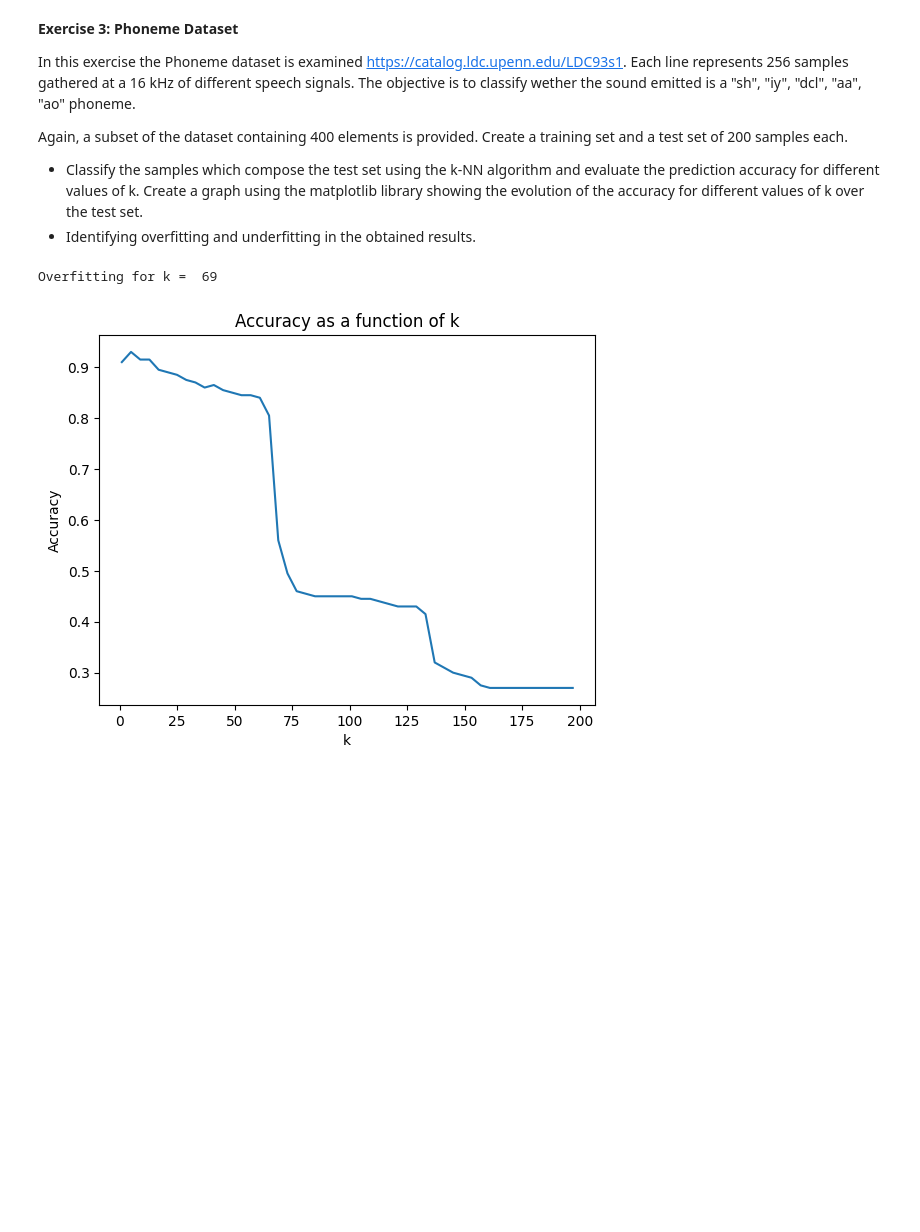
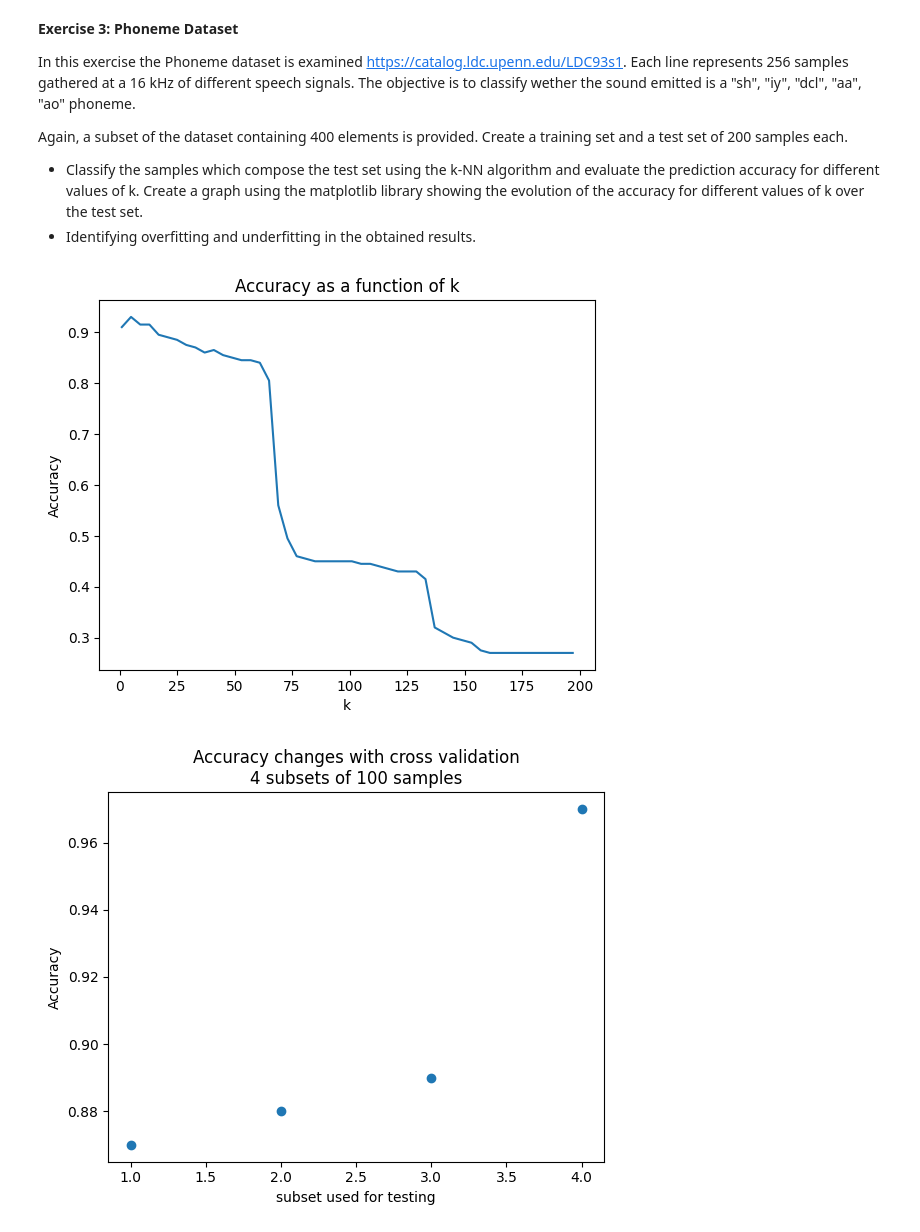
Before and after one commit to CavaWasTaken/SL-NN, a Jupyter notebook: Lab1/Computer LAB 1/Lab1.ipynb, the cells around one changed output. Saved outputs shown, nothing was run; the diff lists cells and outputs as text; code cells hidden in the pictures; blank space fills up the shorter version.

```diff
--- a/Lab1/Computer LAB 1/Lab1.ipynb
+++ b/Lab1/Computer LAB 1/Lab1.ipynb
@@ -202,31 +202,53 @@ Again, a subset of the dataset containing 400 elements is provided. Create a tra
 # %%
 Dataset3 = h5py.File('./Lab1_Ex_3.hdf5')
 
 Data = np.array(Dataset3.get('Dataset'))
 
 Train_Set = Data[:200,:]    # divides the data into a training set and a test set
 Test_Set = Data[200:,:]
 
 #To be completed by the student
 accuracy = np.zeros(len(k_values))   # creates an array of zeros with the same length as the k_values list
 for i,k in enumerate(k_values):   # iterates over the k_values list
     correct = 0    # initializes the correct counter to 0
     for sample in Test_Set:    # iterates over the rows of the test set
         if k_NN(sample,Train_Set,k) == sample[-1]:    # if the predicted class is equal to the actual class
             correct += 1
     accuracy[i] = correct/Test_Set.shape[0]    # computes the accuracy as the ratio between the correct predictions and the total number of samples
-    if(accuracy[i-1] - accuracy[i] > 0.1):
-        print("Overfitting for k = ", k)
 
 # Plot the accuracy as a function of k
 plt.plot(k_values,accuracy)   # plots the accuracy as a function of k
 plt.xlabel('k')   # sets the x-axis label
 plt.ylabel('Accuracy')   # sets the y-axis label
 plt.title('Accuracy as a function of k')   # sets the title of the plot
 plt.show()   # displays the plot
+
+
+# Cross-validation
+CV = 4  # cross-validation factor - number of subsets to divide the data into
+subset_size = int(Data.shape[0]/CV)   # size of each subset
+k = 10   # number of neighbors to consider - decided by me from the previous plot
+accuracy = np.zeros(CV)   # creates an array of zeros with the same length as the number of subsets
+
+for j in range(CV):   # iterates over the number of subsets
+    Test_Set = Data[j*subset_size:(j+1)*subset_size,:]    # selects the i-th subset as the test set
+    Train_Set = np.delete(Data,np.arange(j*subset_size,(j+1)*subset_size),axis=0)    # selects the remaining subsets as the training set
+
+    correct = 0    # initializes the correct counter to 0
+    for sample in Test_Set:    # iterates over the rows of the test set
+        if k_NN(sample,Train_Set,k) == sample[-1]:    # if the predicted class is equal to the actual class
+            correct += 1
+        accuracy[j] = correct/Test_Set.shape[0]    # computes the accuracy as the ratio between the correct predictions and the total number of samples
+
+# plot the accuracy as a function of CV
+plt.scatter(np.arange(CV)+1,accuracy)   # plots the accuracy as a function of CV
+plt.xlabel('subset used for testing')   # sets the x-axis label
+plt.ylabel('Accuracy')   # sets the y-axis label
+plt.title('Accuracy changes with cross validation\n4 subsets of 100 samples')   # sets the title of the plot
+plt.show()   # displays the plot
 # %% [output]
-Overfitting for k =  69
 [figure]
+[figure, added]
 # %% [markdown]
 **Student's comments to exercise 3**
 
```
Also changed, not shown: parts of 1 cell of this notebook.
